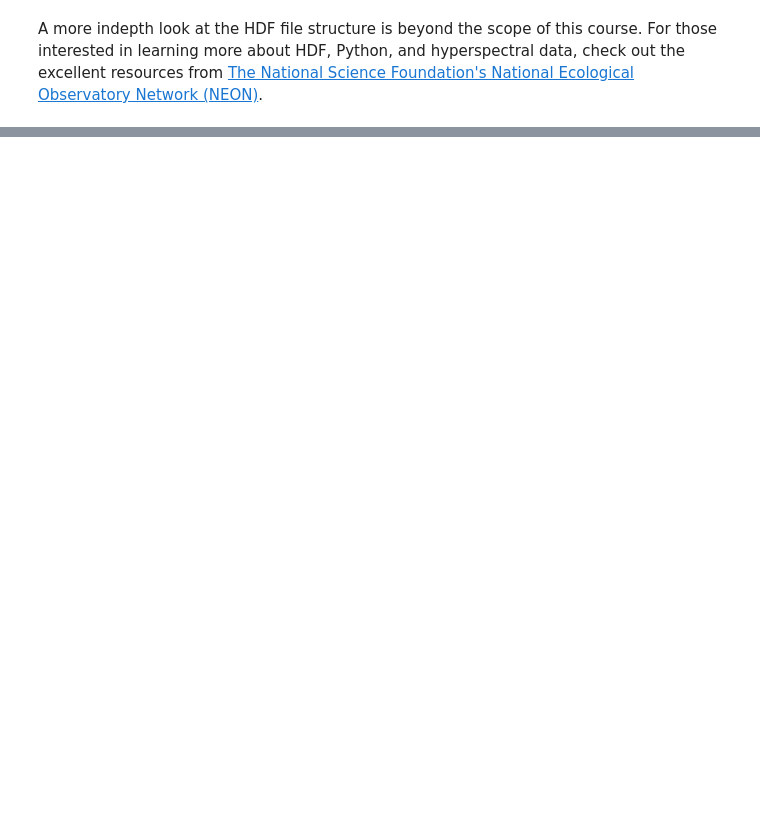
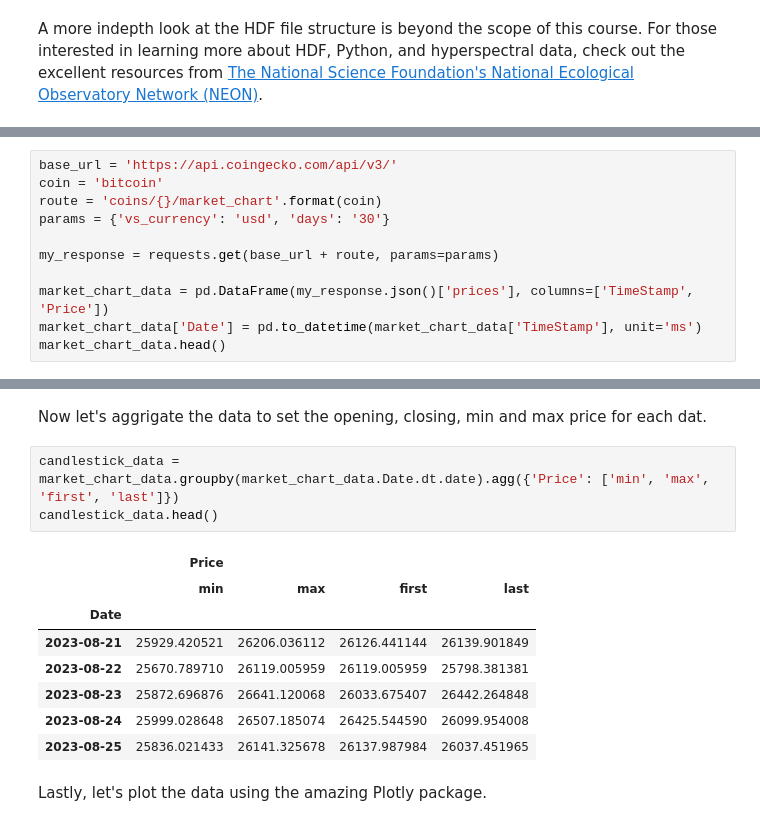
Before and after one commit to CME538/CME538-material, a Jupyter notebook: lectures/week3/lecture2/notebooks/week3_lecture2.ipynb, the cells around one changed output, grey strips where cells are left out. Drawn from its saved outputs; the diff is of its cells as text; blank space fills up the shorter version.

```diff
--- a/lectures/week3/lecture2/notebooks/week3_lecture2.ipynb
+++ b/lectures/week3/lecture2/notebooks/week3_lecture2.ipynb
@@ -645,0 +880,11 @@ First, we need to use the webpage content using the `requests.get()` function we
+# %%
+base_url = 'https://api.coingecko.com/api/v3/'
+coin = 'bitcoin'
+route = 'coins/{}/market_chart'.format(coin)
+params = {'vs_currency': 'usd', 'days': '30'}
+
+my_response = requests.get(base_url + route, params=params)
+
+market_chart_data = pd.DataFrame(my_response.json()['prices'], columns=['TimeStamp', 'Price'])
+market_chart_data['Date'] = pd.to_datetime(market_chart_data['TimeStamp'], unit='ms')
+market_chart_data.head()
@@ -645,0 +898,16 @@ First, we need to use the webpage content using the `requests.get()` function we
+# %% [markdown]
+Now let's aggrigate the data to set the opening, closing, min and max price for each dat.
+# %%
+candlestick_data = market_chart_data.groupby(market_chart_data.Date.dt.date).agg({'Price': ['min', 'max', 'first', 'last']})
+candlestick_data.head()
+# %% [output]
+|  | Price |  |  |  |
+|  | min | max | first | last |
+| Date |  |  |  |  |
+| 2023-08-21 | 25929.420521 | 26206.036112 | 26126.441144 | 26139.901849 |
+| 2023-08-22 | 25670.789710 | 26119.005959 | 26119.005959 | 25798.381381 |
+| 2023-08-23 | 25872.696876 | 26641.120068 | 26033.675407 | 26442.264848 |
+| 2023-08-24 | 25999.028648 | 26507.185074 | 26425.544590 | 26099.954008 |
+| 2023-08-25 | 25836.021433 | 26141.325678 | 26137.987984 | 26037.451965 |
+# %% [markdown]
+Lastly, let's plot the data using the amazing Plotly package.
```
Also changed, not shown: parts of 137 cells of this notebook, 1 other file.
